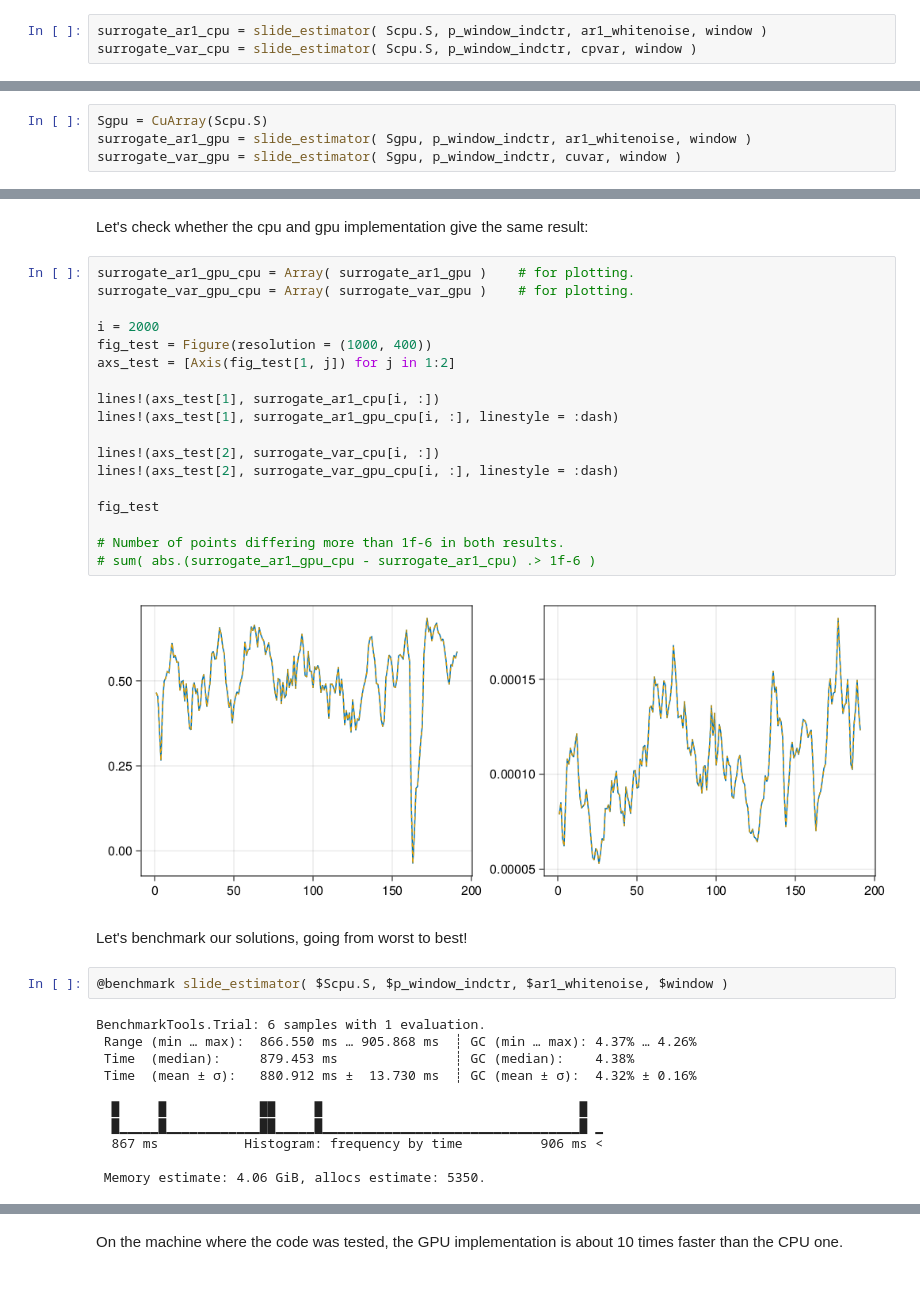
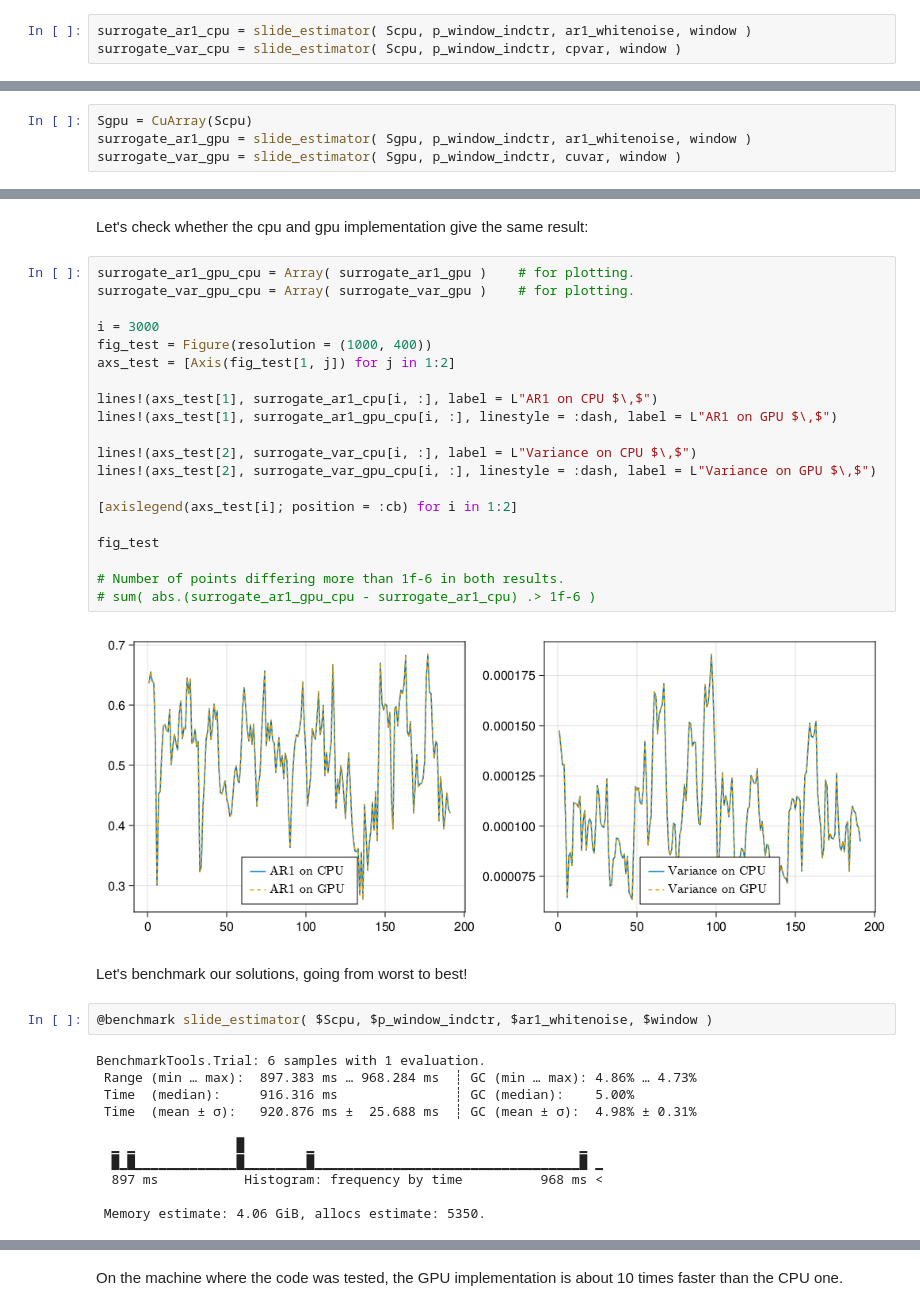
Before and after one commit to JanJereczek/StatisticalEWS, a Jupyter notebook: notebooks/demo_palma.ipynb, the cells around one changed output, grey strips where cells are left out. Drawn from its saved outputs; the diff is of its cells as text.

```diff
--- a/notebooks/demo_palma.ipynb
+++ b/notebooks/demo_palma.ipynb
@@ -191,6 +224,6 @@ Looks like a factor 100 of speed up!!!
 
 We can now perform the computation of the TIs by simply using:
 # %%
-surrogate_ar1_cpu = slide_estimator( Scpu.S, p_window_indctr, ar1_whitenoise, window )
-surrogate_var_cpu = slide_estimator( Scpu.S, p_window_indctr, cpvar, window )
+surrogate_ar1_cpu = slide_estimator( Scpu, p_window_indctr, ar1_whitenoise, window )
+surrogate_var_cpu = slide_estimator( Scpu, p_window_indctr, cpvar, window )
 # %% [output]
@@ -230,7 +240,7 @@ Some operations can be efficiently parallelised on GPUs. For high dimensionality
 - AR1 coefficient with white noise assumption
 - Low-frequency spectrum
 # %%
-Sgpu = CuArray(Scpu.S)
+Sgpu = CuArray(Scpu)
 surrogate_ar1_gpu = slide_estimator( Sgpu, p_window_indctr, ar1_whitenoise, window )
 surrogate_var_gpu = slide_estimator( Sgpu, p_window_indctr, cuvar, window )
 # %% [output]
@@ -256,36 +250,38 @@ Let's check whether the cpu and gpu implementation give the same result:
 # %%
 surrogate_ar1_gpu_cpu = Array( surrogate_ar1_gpu )    # for plotting.
 surrogate_var_gpu_cpu = Array( surrogate_var_gpu )    # for plotting.
 
-i = 2000
+i = 3000
 fig_test = Figure(resolution = (1000, 400))
 axs_test = [Axis(fig_test[1, j]) for j in 1:2]
 
-lines!(axs_test[1], surrogate_ar1_cpu[i, :])
-lines!(axs_test[1], surrogate_ar1_gpu_cpu[i, :], linestyle = :dash)
+lines!(axs_test[1], surrogate_ar1_cpu[i, :], label = L"AR1 on CPU $\,$")
+lines!(axs_test[1], surrogate_ar1_gpu_cpu[i, :], linestyle = :dash, label = L"AR1 on GPU $\,$")
 
-lines!(axs_test[2], surrogate_var_cpu[i, :])
-lines!(axs_test[2], surrogate_var_gpu_cpu[i, :], linestyle = :dash)
+lines!(axs_test[2], surrogate_var_cpu[i, :], label = L"Variance on CPU $\,$")
+lines!(axs_test[2], surrogate_var_gpu_cpu[i, :], linestyle = :dash, label = L"Variance on GPU $\,$")
+
+[axislegend(axs_test[i]; position = :cb) for i in 1:2]
 
 fig_test
 
 # Number of points differing more than 1f-6 in both results.
 # sum( abs.(surrogate_ar1_gpu_cpu - surrogate_ar1_cpu) .> 1f-6 )
 # %% [output]
-[figure, old version]
+[figure, new version]
 # %% [markdown]
 Let's benchmark our solutions, going from worst to best!
 # %%
-@benchmark slide_estimator( $Scpu.S, $p_window_indctr, $ar1_whitenoise, $window )
+@benchmark slide_estimator( $Scpu, $p_window_indctr, $ar1_whitenoise, $window )
 # %% [output]
 BenchmarkTools.Trial: 6 samples with 1 evaluation.
- Range (min … max):  866.550 ms … 905.868 ms  ┊ GC (min … max): 4.37% … 4.26%
- Time  (median):     879.453 ms               ┊ GC (median):    4.38%
- Time  (mean ± σ):   880.912 ms ±  13.730 ms  ┊ GC (mean ± σ):  4.32% ± 0.16%
+ Range (min … max):  897.383 ms … 968.284 ms  ┊ GC (min … max): 4.86% … 4.73%
+ Time  (median):     916.316 ms               ┊ GC (median):    5.00%
+ Time  (mean ± σ):   920.876 ms ±  25.688 ms  ┊ GC (mean ± σ):  4.98% ± 0.31%
 
-  █     █            ██     █                                 █
-  █▁▁▁▁▁█▁▁▁▁▁▁▁▁▁▁▁▁██▁▁▁▁▁█▁▁▁▁▁▁▁▁▁▁▁▁▁▁▁▁▁▁▁▁▁▁▁▁▁▁▁▁▁▁▁▁▁█ ▁
-  867 ms           Histogram: frequency by time          906 ms <
+  ▁ ▁             █        ▁                                  ▁
+  █▁█▁▁▁▁▁▁▁▁▁▁▁▁▁█▁▁▁▁▁▁▁▁█▁▁▁▁▁▁▁▁▁▁▁▁▁▁▁▁▁▁▁▁▁▁▁▁▁▁▁▁▁▁▁▁▁▁█ ▁
+  897 ms           Histogram: frequency by time          968 ms <
 
  Memory estimate: 4.06 GiB, allocs estimate: 5350.
 # %%
```
Also changed, not shown: parts of 20 cells of this notebook, 2 other files.
